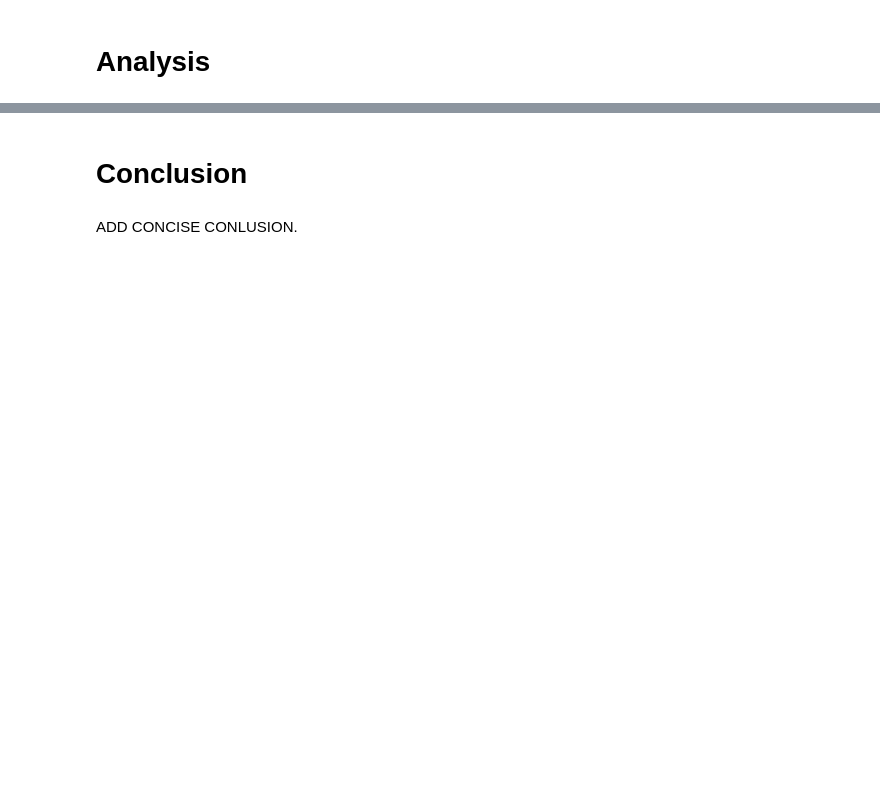
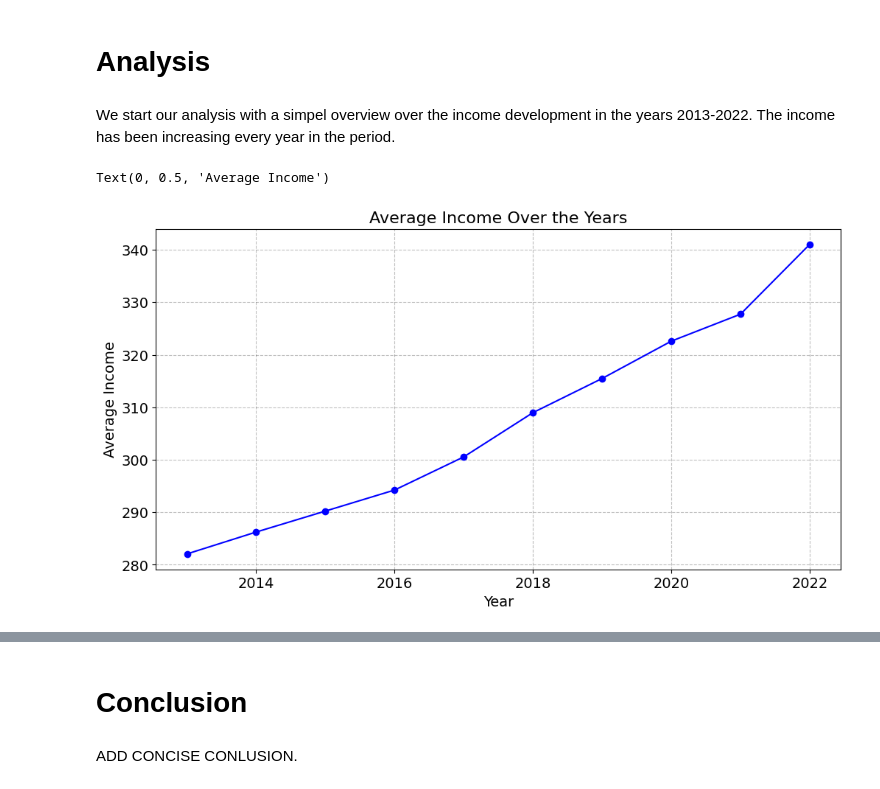
Before and after one commit to NumEconCopenhagen/projects-2024-isemjo, a Jupyter notebook: dataproject/dataproject.ipynb, the cells around one changed output, grey strips where cells are left out. Drawn from its saved outputs; the diff is of its cells as text; code cells hidden in the pictures; blank space fills up the shorter version.

```diff
--- a/dataproject/dataproject.ipynb
+++ b/dataproject/dataproject.ipynb
@@ -141,2 +438,17 @@ print(merged_df.head())
 # %% [markdown]
 # Analysis
+# %% [markdown]
+We start our analysis with a simpel overview over the income development in the years 2013-2022. The income has been increasing every year in the period.
+# %%
+# Group the data by year and calculate the average income for each year
+avg_income_by_year = merged_df.groupby('TID')['INDHOLD_age'].mean()
+
+# Plotting the average income over the years
+plt.figure(figsize=(12, 6))
+avg_income_by_year.plot(kind='line', marker='o', color='b', linestyle='-')
+plt.title('Average Income Over the Years', fontsize=16)
+plt.xlabel('Year', fontsize=14)
+plt.ylabel('Average Income', fontsize=14)
+# %% [output]
+Text(0, 0.5, 'Average Income')
+[figure, added]
```
Also changed, not shown: parts of 45 cells of this notebook.
